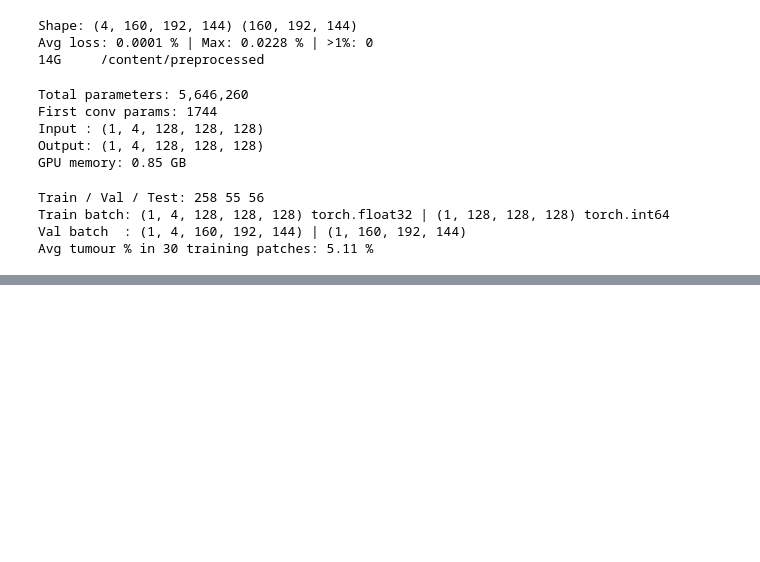
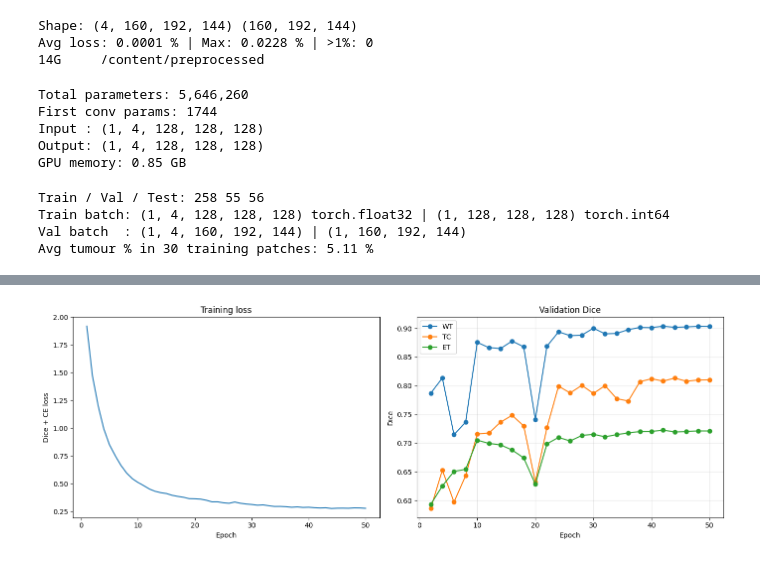
Before and after one commit to Vinmathy/brain-tumor-project, a Jupyter notebook: notebooks/train_colab.ipynb, the cells around one changed output, grey strips where cells are left out. Cells and saved outputs as stored; diff of their text form; code cells hidden in the pictures; blank space fills up the shorter version.

Commit message:
Step 4: training (best val Dice 0.81), test results, error analysis

```diff
--- a/notebooks/train_colab.ipynb
+++ b/notebooks/train_colab.ipynb
@@ -467,0 +570,19 @@ Peak GPU memory (training): 1.38 GB
+# %%
+ck = torch.load(f"{ckpt_dir}/last.pt", map_location="cpu")
+hist = ck["history"]
+vh = [h for h in hist if "WT" in h]
+
+fig, ax = plt.subplots(1, 2, figsize=(14, 5))
+ax[0].plot([h["epoch"] + 1 for h in hist], [h["loss"] for h in hist])
+ax[0].set_title("Training loss"); ax[0].set_xlabel("Epoch"); ax[0].set_ylabel("Dice + CE loss")
+
+for r in ["WT", "TC", "ET"]:
+    ax[1].plot([h["epoch"] + 1 for h in vh], [h[r] for h in vh], marker="o", label=r)
+ax[1].set_title("Validation Dice"); ax[1].set_xlabel("Epoch"); ax[1].set_ylabel("Dice")
+ax[1].legend(); ax[1].grid(alpha=0.3)
+
+plt.tight_layout()
+plt.savefig(f"{ckpt_dir}/training_curves.png", dpi=150)
+plt.show()
+# %% [output]
+[figure, added]
```
Also changed, not shown: parts of 12 cells of this notebook, 6 other files.
